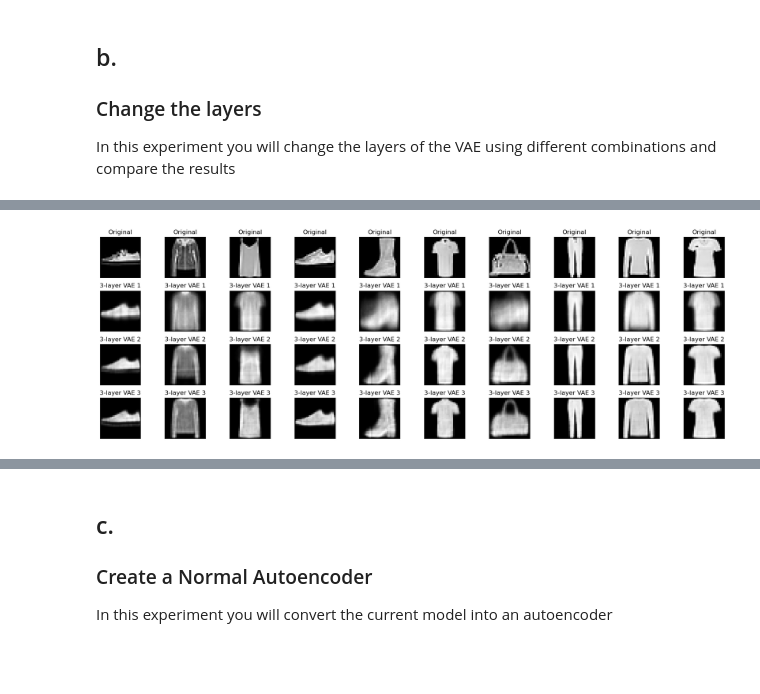
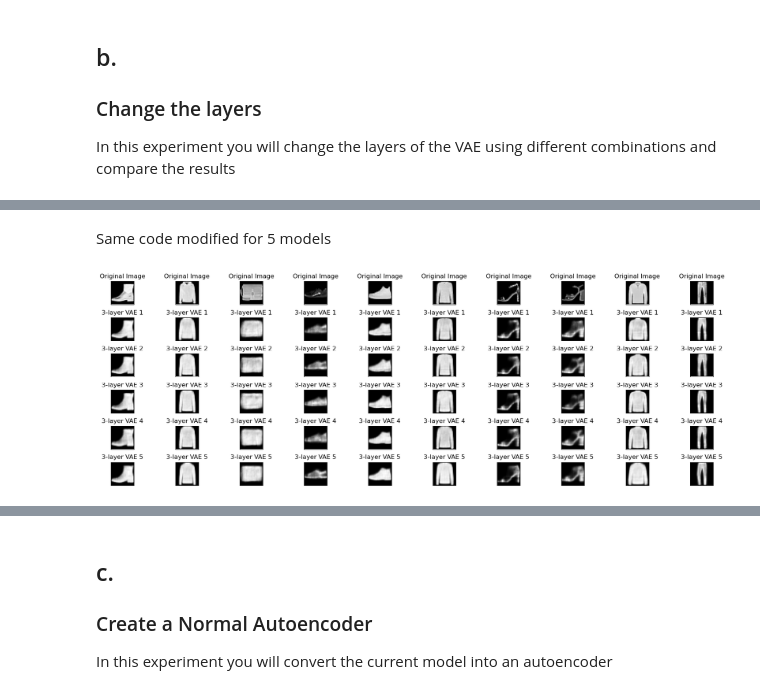
Before and after one commit to tdtrevathan/task4, a Jupyter notebook: IntroductionToDeepLearning.ipynb, the cells around one changed output, grey strips where cells are left out. Drawn from its saved outputs; the diff is of its cells as text; code cells hidden in the pictures; blank space fills up the shorter version.

```diff
--- a/IntroductionToDeepLearning.ipynb
+++ b/IntroductionToDeepLearning.ipynb
@@ -663,3 +785,5 @@ plt.show()
+# %% [markdown]
+Same code modified for 5 models
 # %%
 # Compare models based on their regenerated images (visual inspection)
 
@@ -667,48 +791,66 @@ plt.show()
 reconst_image_1_layer, _, _ = model1(bad_image_original)
 reconst_image_2_layer, _, _ = model2(bad_image_original)
 reconst_image_3_layer, _, _ = model3(bad_image_original)
+reconst_image_4_layer, _, _ = model4(bad_image_original)
+reconst_image_5_layer, _, _ = model5(bad_image_original)
 
 reconst1 = reconst_image_1_layer.detach();
 reconst2 = reconst_image_2_layer.detach();
 reconst3 = reconst_image_3_layer.detach();
+reconst4 = reconst_image_4_layer.detach();
+reconst5 = reconst_image_5_layer.detach();
 
-def plot_comparison(bad_image_original, reconst_images_1_layer, reconst_images_2_layer, reconst_images_3_layer, n=10):
+def plot_comparison(bad_image_original, n=10):
     plt.figure(figsize=(18, 6))
 
     for i in range(n):
         # Display original
-        ax = plt.subplot(4, n, i + 1)
+        ax = plt.subplot(6, n, i + 1)
         plt.imshow(bad_image_original[i].reshape(28, 28).cpu().numpy(), cmap='gray')
-        plt.title("Original")
+        plt.title("Original Image")
         ax.get_xaxis().set_visible(False)
         ax.get_yaxis().set_visible(False)
 
         # Display reconstruction from 3-layer VAE
-        ax = plt.subplot(4, n, i + 1 + n)
+        ax = plt.subplot(6, n, i + 1 + n)
         plt.imshow(reconst1[i].reshape(28, 28).cpu().numpy(), cmap='gray')
         plt.title("3-layer VAE 1")
         ax.get_xaxis().set_visible(False)
         ax.get_yaxis().set_visible(False)
 
         # Display reconstruction from 3-layer VAE
-        ax = plt.subplot(4, n, i + 1 + n * 2)
+        ax = plt.subplot(6, n, i + 1 + n * 2)
         plt.imshow(reconst2[i].reshape(28, 28).cpu().numpy(), cmap='gray')
         plt.title("3-layer VAE 2")
         ax.get_xaxis().set_visible(False)
         ax.get_yaxis().set_visible(False)
 
         # Display reconstruction from 3-layer VAE
-        ax = plt.subplot(4, n, i + 1 + n*3)
+        ax = plt.subplot(6, n, i + 1 + n*3)
         plt.imshow(reconst3[i].reshape(28, 28).cpu().numpy(), cmap='gray')
         plt.title("3-layer VAE 3")
+        ax.get_xaxis().set_visible(False)
+        ax.get_yaxis().set_visible(False)
+
+        # Display reconstruction from 3-layer VAE
+        ax = plt.subplot(6, n, i + 1 + n*4)
+        plt.imshow(reconst4[i].reshape(28, 28).cpu().numpy(), cmap='gray')
+        plt.title("3-layer VAE 4")
+        ax.get_xaxis().set_visible(False)
+        ax.get_yaxis().set_visible(False)
+
+        # Display reconstruction from 3-layer VAE
+        ax = plt.subplot(6, n, i + 1 + n*5)
+        plt.imshow(reconst5[i].reshape(28, 28).cpu().numpy(), cmap='gray')
+        plt.title("3-layer VAE 5")
         ax.get_xaxis().set_visible(False)
         ax.get_yaxis().set_visible(False)
 
     plt.tight_layout()
     plt.show()
 
 # Assuming x_test is preprocessed appropriately for your model
 # (e.g., flattened, normalized, etc., as necessary)
-plot_comparison(bad_image_original, reconst1, reconst2, reconst3)
+plot_comparison(bad_image_original)
 # %% [output]
-[figure, old version]
+[figure, new version]
```
Also changed, not shown: parts of 28 cells of this notebook.
